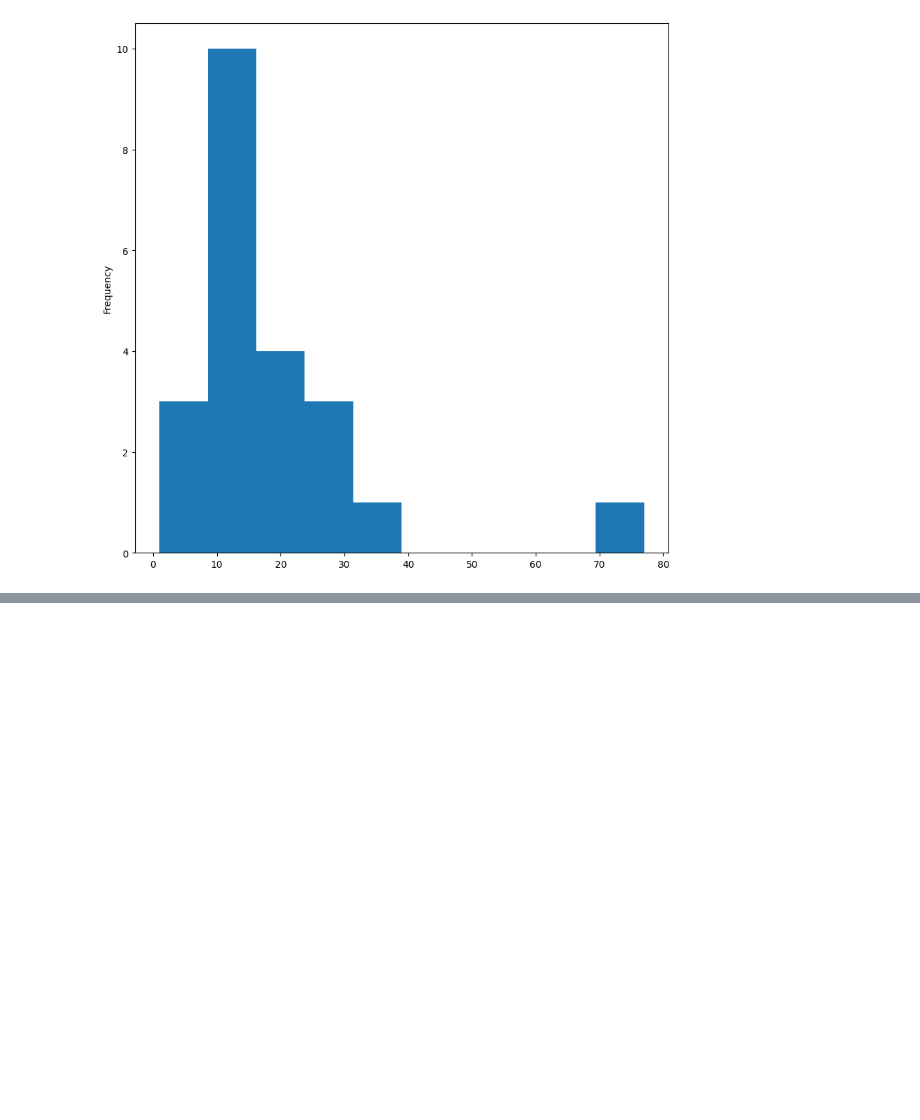
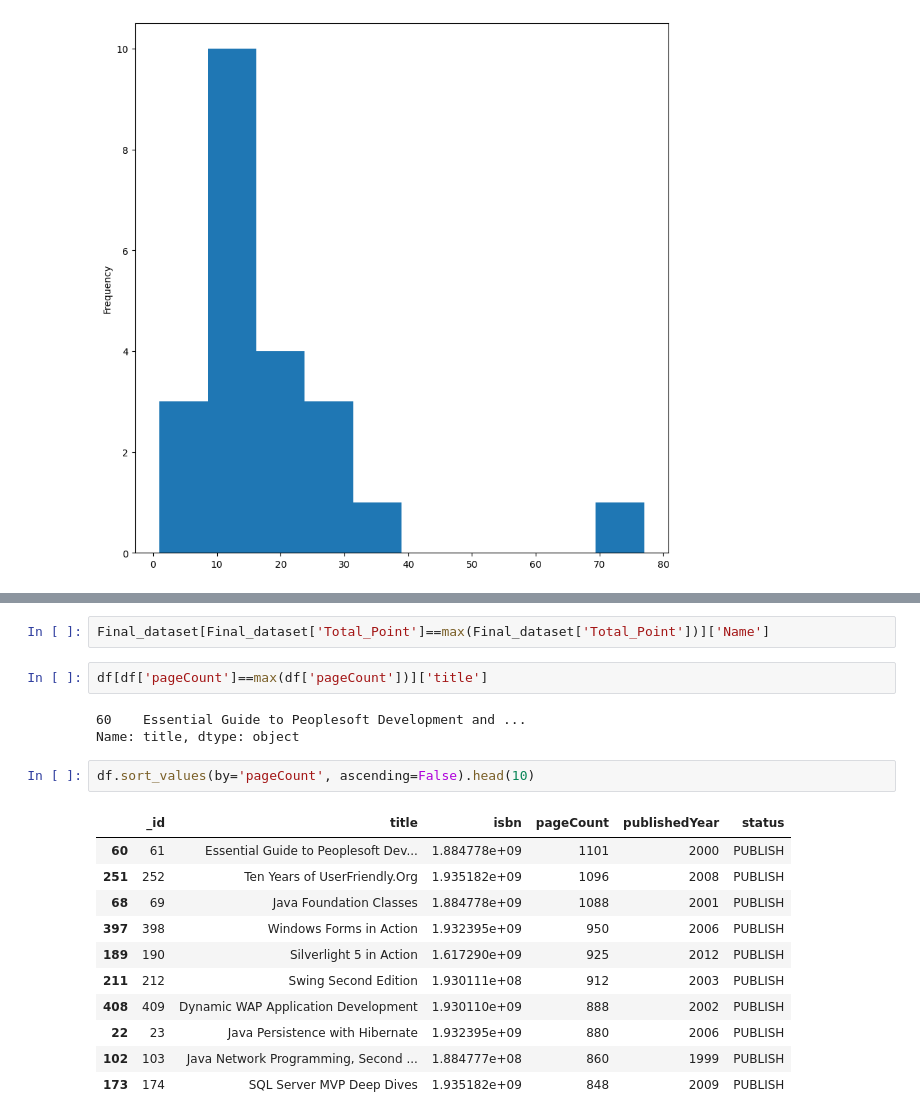
Before and after one commit to sujataprasad01/Books-JSON-data-for-scrapping-analysis, a Jupyter notebook: Project_4_Using_JSON_data_for_analysis.ipynb, the cells around one changed output, grey strips where cells are left out. Saved outputs shown, nothing was run; the diff lists cells and outputs as text; blank space fills up the shorter version.

```diff
--- a/Project_4_Using_JSON_data_for_analysis.ipynb
+++ b/Project_4_Using_JSON_data_for_analysis.ipynb
@@ -1212,0 +1231,21 @@ df['publishedYear'].value_counts().plot.hist(figsize=(10,10))
+# %%
+Final_dataset[Final_dataset['Total_Point']==max(Final_dataset['Total_Point'])]['Name']
+# %%
+df[df['pageCount']==max(df['pageCount'])]['title']
+# %% [output]
+60    Essential Guide to Peoplesoft Development and ...
+Name: title, dtype: object
+# %%
+df.sort_values(by='pageCount', ascending=False).head(10)
+# %% [output]
+|  | _id | title | isbn | pageCount | publishedYear | status |
+| 60 | 61 | Essential Guide to Peoplesoft Dev... | 1.884778e+09 | 1101 | 2000 | PUBLISH |
+| 251 | 252 | Ten Years of UserFriendly.Org | 1.935182e+09 | 1096 | 2008 | PUBLISH |
+| 68 | 69 | Java Foundation Classes | 1.884778e+09 | 1088 | 2001 | PUBLISH |
+| 397 | 398 | Windows Forms in Action | 1.932395e+09 | 950 | 2006 | PUBLISH |
+| 189 | 190 | Silverlight 5 in Action | 1.617290e+09 | 925 | 2012 | PUBLISH |
+| 211 | 212 | Swing Second Edition | 1.930111e+08 | 912 | 2003 | PUBLISH |
+| 408 | 409 | Dynamic WAP Application Development | 1.930110e+09 | 888 | 2002 | PUBLISH |
+| 22 | 23 | Java Persistence with Hibernate | 1.932395e+09 | 880 | 2006 | PUBLISH |
+| 102 | 103 | Java Network Programming, Second ... | 1.884777e+08 | 860 | 1999 | PUBLISH |
+| 173 | 174 | SQL Server MVP Deep Dives | 1.935182e+09 | 848 | 2009 | PUBLISH |
```
Also changed, not shown: parts of 8 cells of this notebook.
